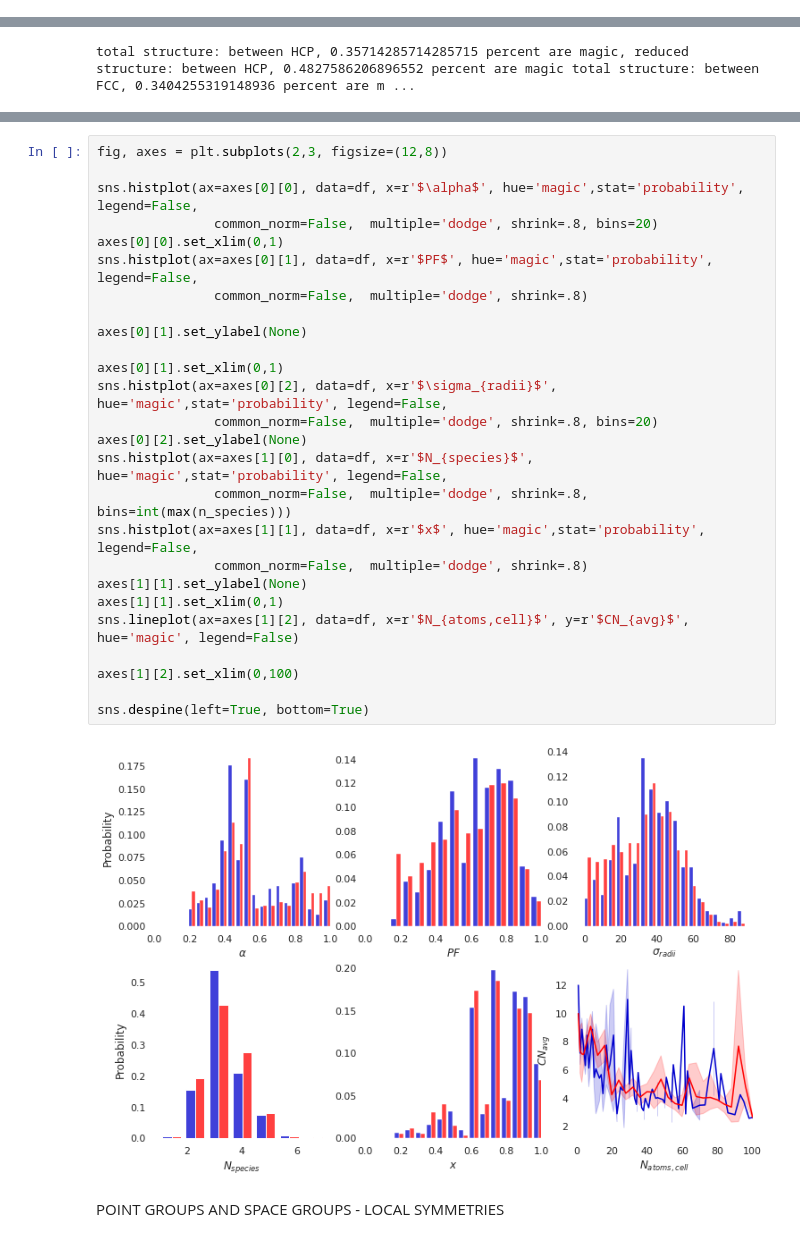
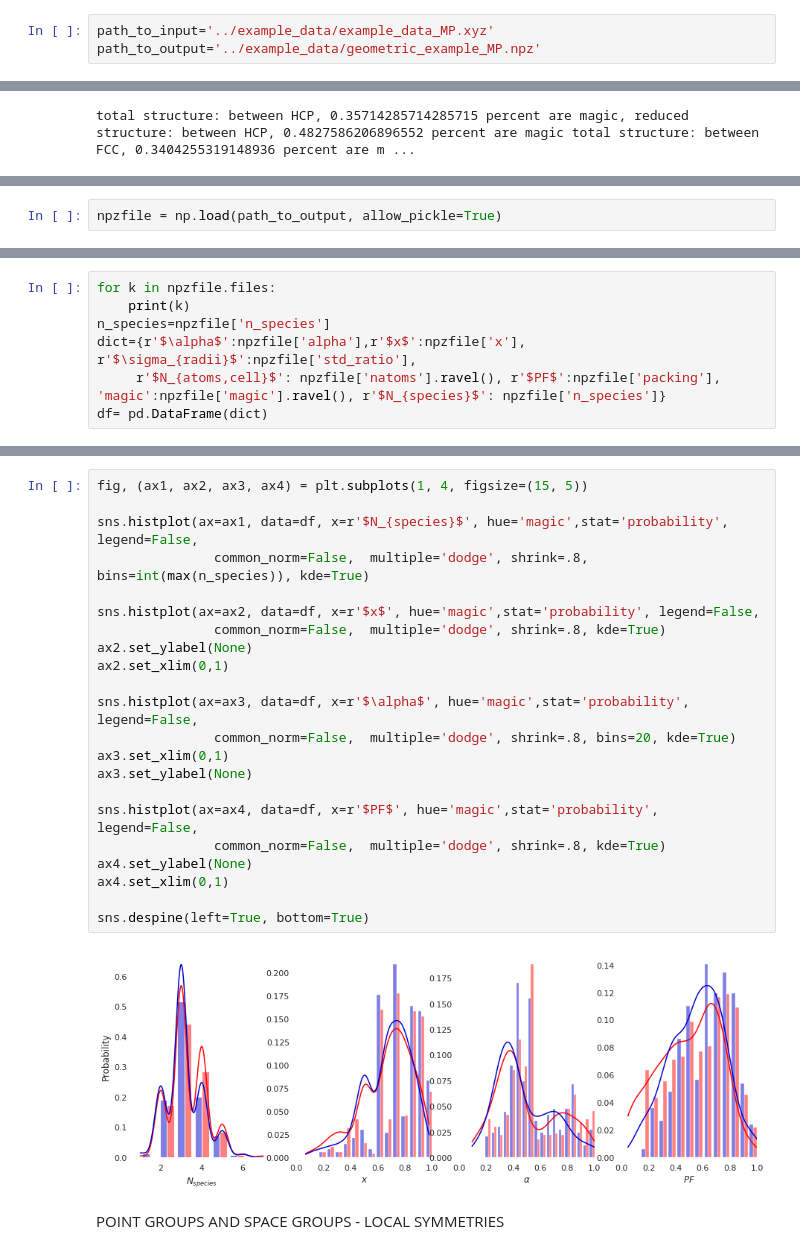
Before and after one commit to epfl-theos/r4-project, a Jupyter notebook: src/2.Global geometric descriptors.ipynb, the cells around one changed output, grey strips where cells are left out. Drawn from its saved outputs; the diff is of its cells as text.

Commit message:
updated plots and analysis to be run on complete datasets

```diff
--- a/src/2.Global geometric descriptors.ipynb
+++ b/src/2.Global geometric descriptors.ipynb
@@ -1 +5,4 @@
+# %%
+path_to_input='../example_data/example_data_MP.xyz'
+path_to_output='../example_data/geometric_example_MP.npz'
 # %%
@@ -87,0 +94,2 @@ PLOTTING MOST RELEVANT GEOMETRIC FEATURES
+# %%
+npzfile = np.load(path_to_output, allow_pickle=True)
@@ -87,0 +98,8 @@ PLOTTING MOST RELEVANT GEOMETRIC FEATURES
+# %%
+for k in npzfile.files:
+    print(k)
+n_species=npzfile['n_species']
+dict={r'$\alpha$':npzfile['alpha'],r'$x$':npzfile['x'], r'$\sigma_{radii}$':npzfile['std_ratio'],
+     r'$N_{atoms,cell}$': npzfile['natoms'].ravel(), r'$PF$':npzfile['packing'],
+'magic':npzfile['magic'].ravel(), r'$N_{species}$': npzfile['n_species']}
+df= pd.DataFrame(dict)
@@ -88,31 +117,27 @@ PLOTTING MOST RELEVANT GEOMETRIC FEATURES
 # %%
-fig, axes = plt.subplots(2,3, figsize=(12,8))
+fig, (ax1, ax2, ax3, ax4) = plt.subplots(1, 4, figsize=(15, 5))
 
-sns.histplot(ax=axes[0][0], data=df, x=r'$\alpha$', hue='magic',stat='probability', legend=False,
-               common_norm=False,  multiple='dodge', shrink=.8, bins=20)
-axes[0][0].set_xlim(0,1)
-sns.histplot(ax=axes[0][1], data=df, x=r'$PF$', hue='magic',stat='probability', legend=False,
-               common_norm=False,  multiple='dodge', shrink=.8)
+sns.histplot(ax=ax1, data=df, x=r'$N_{species}$', hue='magic',stat='probability', legend=False,
+               common_norm=False,  multiple='dodge', shrink=.8, bins=int(max(n_species)), kde=True)
 
-axes[0][1].set_ylabel(None)
+sns.histplot(ax=ax2, data=df, x=r'$x$', hue='magic',stat='probability', legend=False,
+               common_norm=False,  multiple='dodge', shrink=.8, kde=True)
+ax2.set_ylabel(None)
+ax2.set_xlim(0,1)
 
-axes[0][1].set_xlim(0,1)
-sns.histplot(ax=axes[0][2], data=df, x=r'$\sigma_{radii}$', hue='magic',stat='probability', legend=False,
-               common_norm=False,  multiple='dodge', shrink=.8, bins=20)
-axes[0][2].set_ylabel(None)
-sns.histplot(ax=axes[1][0], data=df, x=r'$N_{species}$', hue='magic',stat='probability', legend=False,
-               common_norm=False,  multiple='dodge', shrink=.8, bins=int(max(n_species)))
-sns.histplot(ax=axes[1][1], data=df, x=r'$x$', hue='magic',stat='probability', legend=False,
-               common_norm=False,  multiple='dodge', shrink=.8)
-axes[1][1].set_ylabel(None)
-axes[1][1].set_xlim(0,1)
-sns.lineplot(ax=axes[1][2], data=df, x=r'$N_{atoms,cell}$', y=r'$CN_{avg}$', hue='magic', legend=False)
+sns.histplot(ax=ax3, data=df, x=r'$\alpha$', hue='magic',stat='probability', legend=False,
+               common_norm=False,  multiple='dodge', shrink=.8, bins=20, kde=True)
+ax3.set_xlim(0,1)
+ax3.set_ylabel(None)
 
-axes[1][2].set_xlim(0,100)
+sns.histplot(ax=ax4, data=df, x=r'$PF$', hue='magic',stat='probability', legend=False,
+               common_norm=False,  multiple='dodge', shrink=.8, kde=True)
+ax4.set_ylabel(None)
+ax4.set_xlim(0,1)
 
 sns.despine(left=True, bottom=True)
 # %% [output]
-[figure, old version]
+[figure, new version]
 # %% [markdown]
 POINT GROUPS AND SPACE GROUPS - LOCAL SYMMETRIES
 # %%
```
Also changed, not shown: parts of 10 cells of this notebook, 16 other files.
